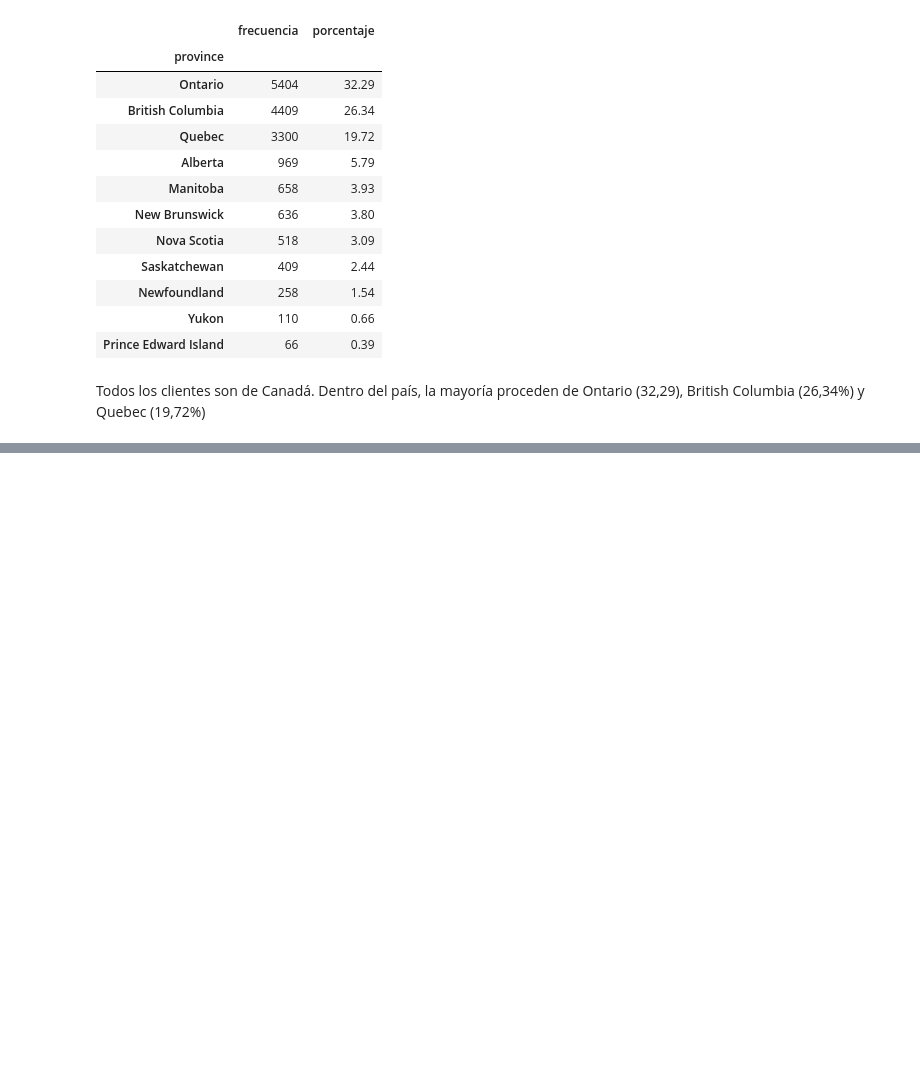
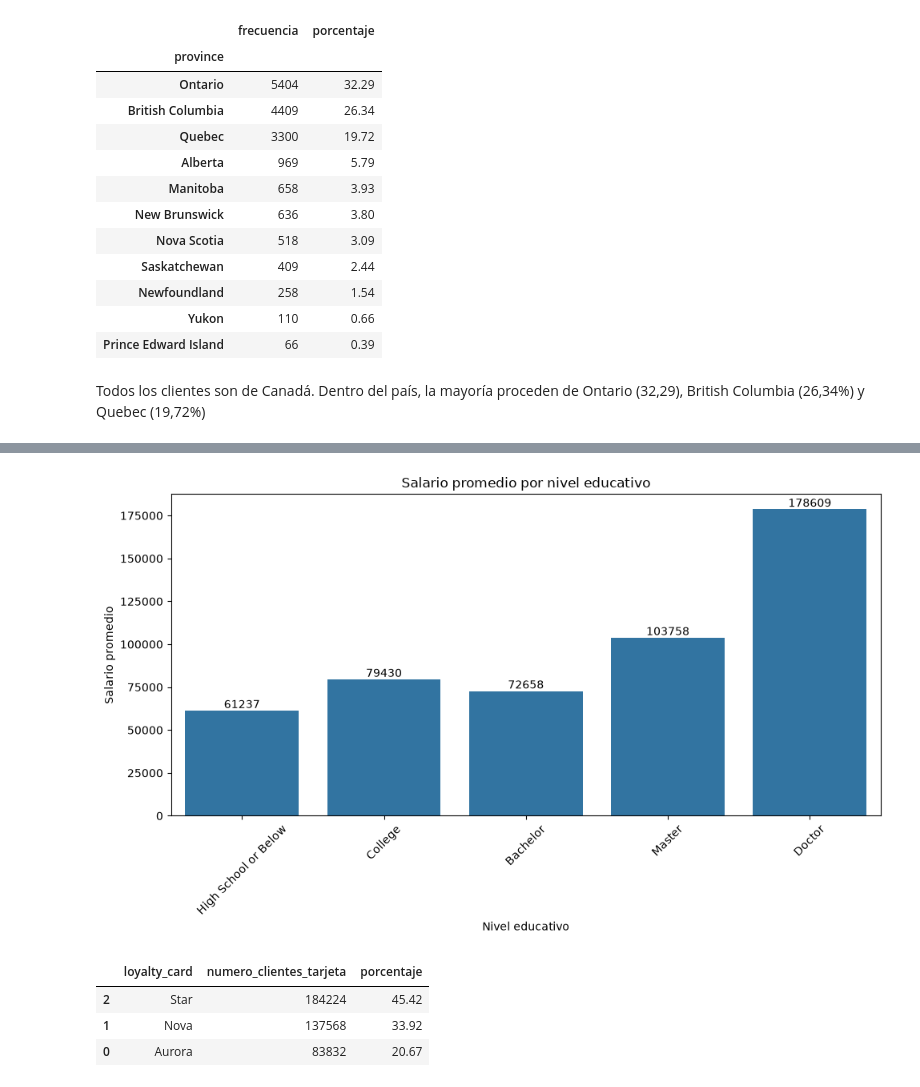
Before and after one commit to Adalab/bda-modulo-3-evaluacion-final-beatrizsjj, a Jupyter notebook: Analisis.ipynb, the cells around one changed output, grey strips where cells are left out. Drawn from its saved outputs; the diff is of its cells as text; code cells hidden in the pictures; blank space fills up the shorter version.

```diff
--- a/Analisis.ipynb
+++ b/Analisis.ipynb
@@ -702,0 +984,9 @@ Todos los clientes son de Canadá. Dentro del país, la mayoría proceden de Ont
+# %%
+# Cómo se compara el salario promedio entre los diferentes niveles educativos de los clientes?
+
+#agrupo el nivel educativo
+
+salario_educacion = (
+    df_clientes.groupby("education")["salary"].mean().reset_index().rename(columns={"salary": "salario_promedio"})
+)
+salario_educacion
@@ -702,0 +1000,67 @@ Todos los clientes son de Canadá. Dentro del país, la mayoría proceden de Ont
+# %%
+# Orden lógico de los niveles educativos
+orden_educacion = [
+    "High School or Below",
+    "College",
+    "Bachelor",
+    "Master",
+    "Doctor"
+]
+
+plt.figure(figsize=(10, 6))
+
+sns.barplot(
+    data=salario_educacion,
+    x="education",
+    y="salario_promedio",
+    order=orden_educacion
+)
+
+plt.title("Salario promedio por nivel educativo")
+plt.xlabel("Nivel educativo")
+plt.ylabel("Salario promedio")
+plt.xticks(rotation=45)
+
+for i, valor in enumerate(salario_educacion.set_index("education").loc[orden_educacion, "salario_promedio"]):
+    plt.text(
+        i,
+        valor,
+        f"{valor:.0f}",
+        ha="center",
+        va="bottom"
+    )
+
+plt.tight_layout()
+plt.show()
+# %% [output]
+[figure, added]
+# %%
+# Cuál es la proporción de clientes con diferentes tipos de tarjetas de fidelidad?
+
+#Agrupo los clientes por tipo de tarjeta
+clientes_tarjeta = (
+    df_loyalty_number.groupby("loyalty_card")["loyalty_number"].count().reset_index()
+)
+
+#Renombro la columna
+clientes_tarjeta = clientes_tarjeta.rename(columns={
+    "loyalty_number": "numero_clientes_tarjeta"
+})
+
+#Ordeno
+clientes_tarjeta = clientes_tarjeta.sort_values(
+    by="numero_clientes_tarjeta",
+    ascending=False
+)
+
+
+clientes_tarjeta["porcentaje"] = (
+    clientes_tarjeta["numero_clientes_tarjeta"] / clientes_tarjeta["numero_clientes_tarjeta"].sum() * 100
+).round(2)
+
+clientes_tarjeta
+# %% [output]
+|  | loyalty_card | numero_clientes_tarjeta | porcentaje |
+| 2 | Star | 184224 | 45.42 |
+| 1 | Nova | 137568 | 33.92 |
+| 0 | Aurora | 83832 | 20.67 |
```
Also changed, not shown: parts of 41 cells of this notebook, 1 other file.
